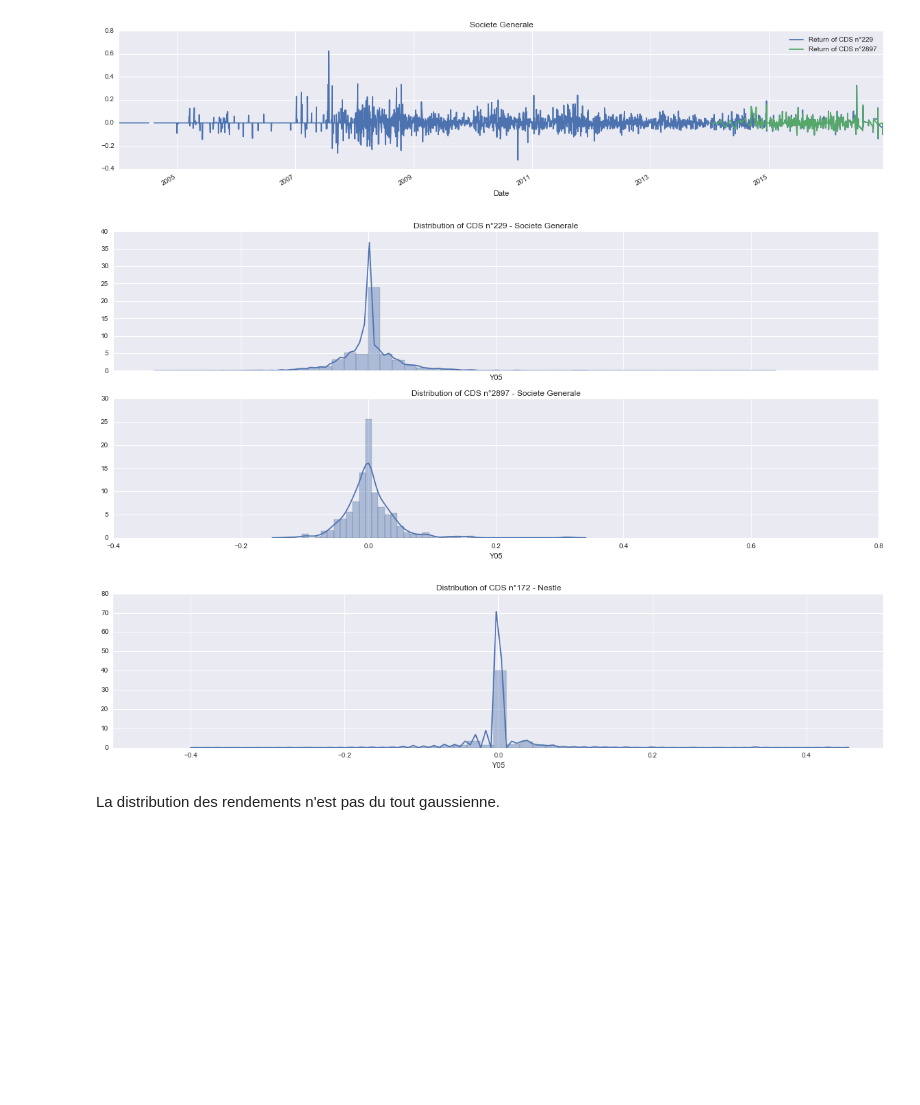
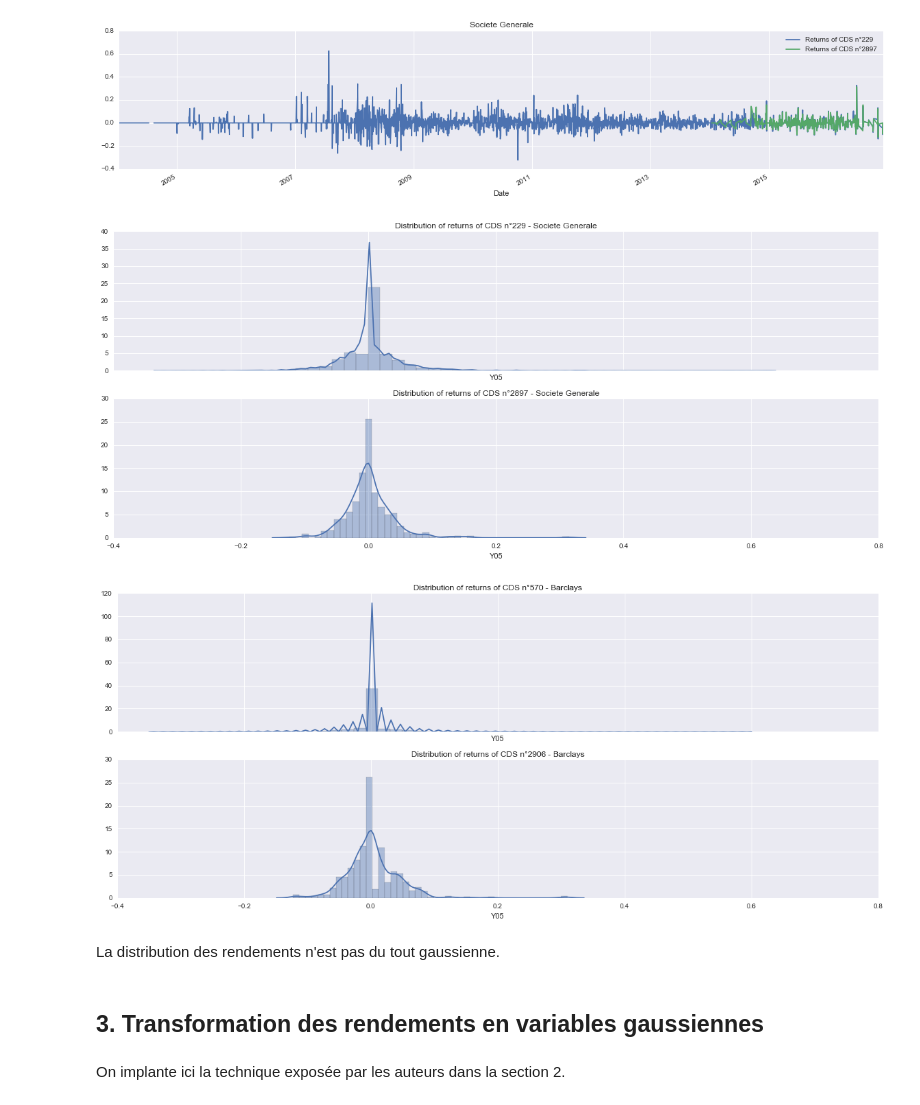
Before and after one commit to m-legrand/risque2016, a Jupyter notebook: code/main.ipynb, the cells around one changed output. Saved outputs shown, nothing was run; the diff lists cells and outputs as text; code cells hidden in the pictures; blank space fills up the shorter version.

Commit message:
Tentative de rendre les rendements gaussiens

```diff
--- a/code/main.ipynb
+++ b/code/main.ipynb
@@ -76,30 +76,32 @@ for _name in _names:
         dc_returns[_id].plot(
             title = _name
             , ax = axes
-            , label = 'Return of CDS n°' + str(_id))
+            , label = 'Returns of CDS n°' + str(_id))
     plt.legend()
     plt.show()
 # %% [output]
 [figure]
 # %%
-_names = ['Societe Generale', 'Nestle']
+_names = ['Societe Generale', 'Barclays']
 for _name in _names:
     _n = len(dc_map[_name])
     fig, axes = plt.subplots(nrows=_n, ncols=1, figsize=(20, 4*_n), sharex=True)
     plt.subplots_adjust(top=0.9)
     for _i, _id in enumerate(dc_map[_name]):
         try:
             ax = axes[_i]
         except TypeError:
             ax = axes
         df = dc_returns[_id]
-        ax.set_title(u"Distribution of CDS n°{} - {}".format(_id, _name))
-        sns.distplot(df[df == df]
-                     , ax = ax
-                    )
+        ax.set_title(u"Distribution of returns of CDS n°{} - {}".format(_id, _name))
+        sns.distplot(df[df == df], ax = ax)
     plt.show()
 # %% [output]
-[figure, old version]
+[figure, new version]
-[figure, old version]
+[figure, new version]
 # %% [markdown]
 La distribution des rendements n'est pas du tout gaussienne.
+# %% [markdown]
+## 3. Transformation des rendements en variables gaussiennes
+# %% [markdown]
+On implante ici la technique exposée par les auteurs dans la section 2.
```
Also changed, not shown: parts of 6 cells of this notebook.
